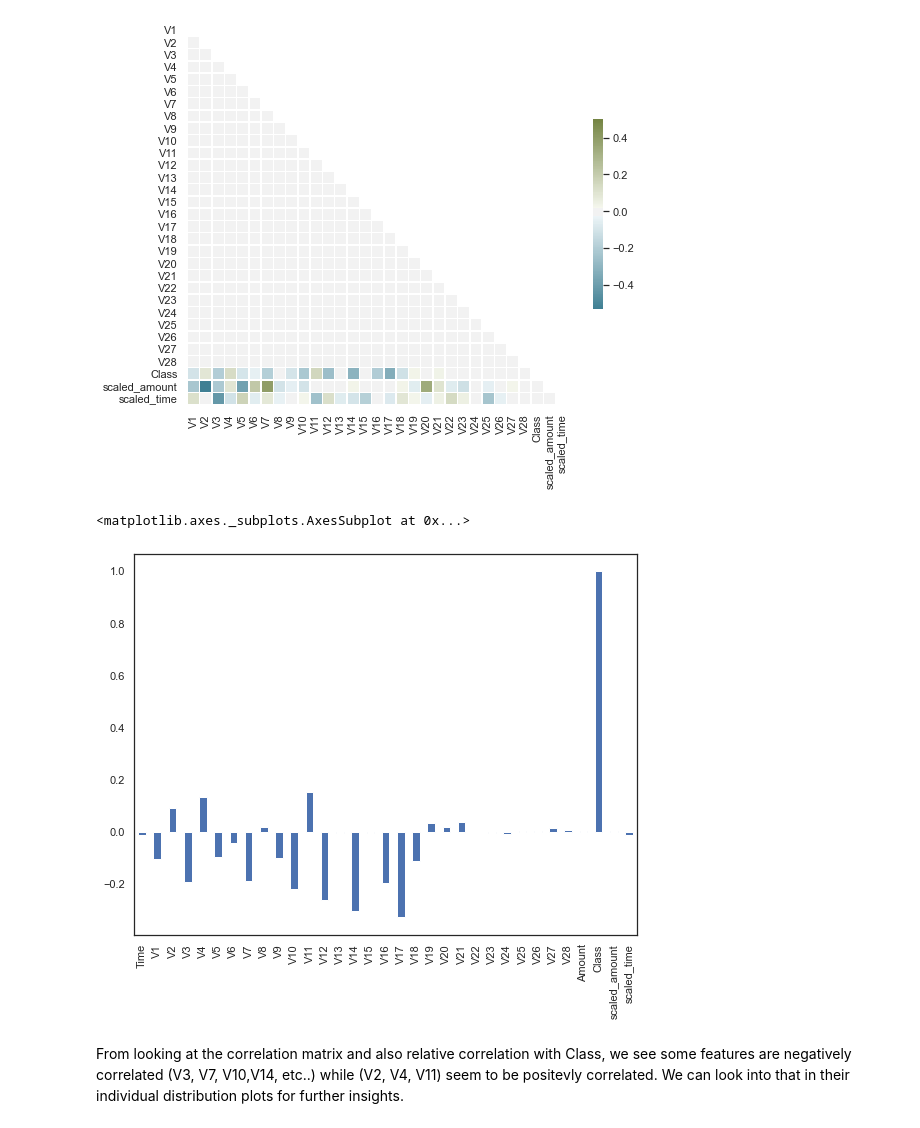
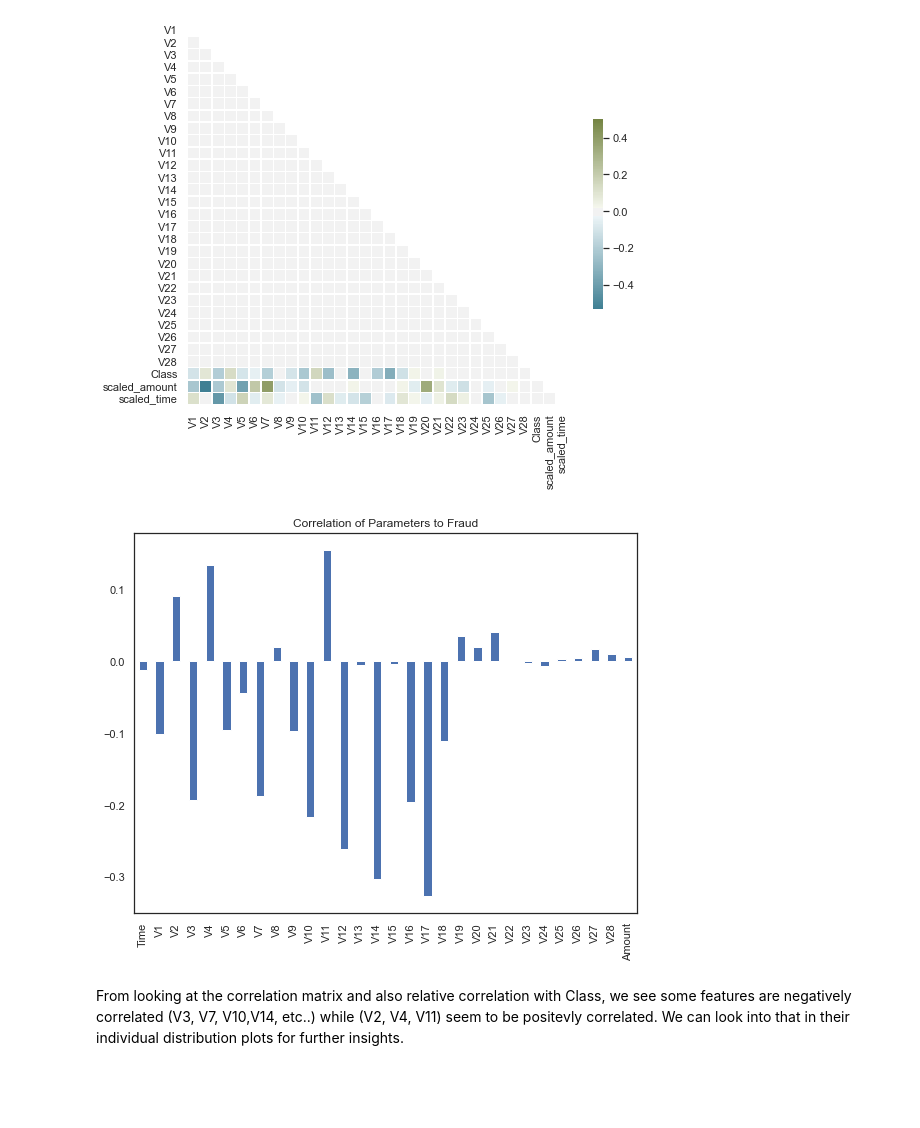
Before and after one commit to enwokoye94/credit_fraud_prediction, a Jupyter notebook: Credit Fraud Analysis (EDA).ipynb, the cells around one changed output. Drawn from its saved outputs; the diff is of its cells as text; code cells hidden in the pictures; blank space fills up the shorter version.

Commit message:
fine tune figures

```diff
--- a/Credit Fraud Analysis (EDA).ipynb
+++ b/Credit Fraud Analysis (EDA).ipynb
@@ -203,11 +170,13 @@ sns.heatmap(corr, mask=mask, cmap=cmap, vmax=.5, center=0,
 # %% [output]
 <matplotlib.axes._subplots.AxesSubplot at 0x...>
 [figure]
-# %%
-data.corrwith(data.Class).plot(kind='bar', figsize =(9,7))
-# %% [output]
-<matplotlib.axes._subplots.AxesSubplot at 0x...>
-[figure, removed]
+# %%
+fig, ax = plt.subplots(figsize=(9,7))
+corr_bar = data.drop('scaled_amount', axis=1).drop('scaled_time', axis=1).drop('Class', axis =1).corrwith(data.Class).plot(kind='bar', ax =ax)  #creates pairwase correlation
+ax.set_title('Correlation of Parameters to Fraud')
+fig.savefig('images/corr_plot.png')
+# %% [output]
+[figure, added]
 # %% [markdown]
 From looking at the correlation matrix and also relative correlation with Class, we see some features are negatively correlated (V3, V7, V10,V14, etc..) while (V2, V4, V11) seem to be positevly correlated. We can look into that in their individual distribution plots for further insights.
 # %%
```
Also changed, not shown: parts of 9 cells of this notebook, 2 other files.
